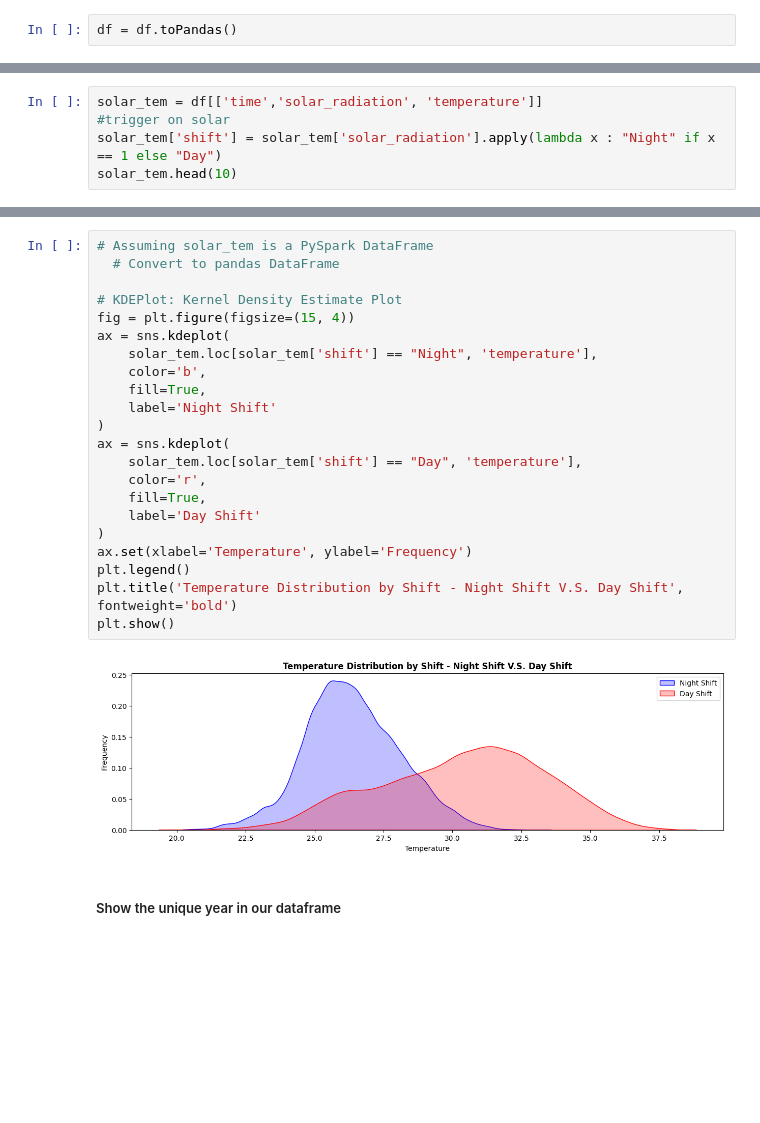
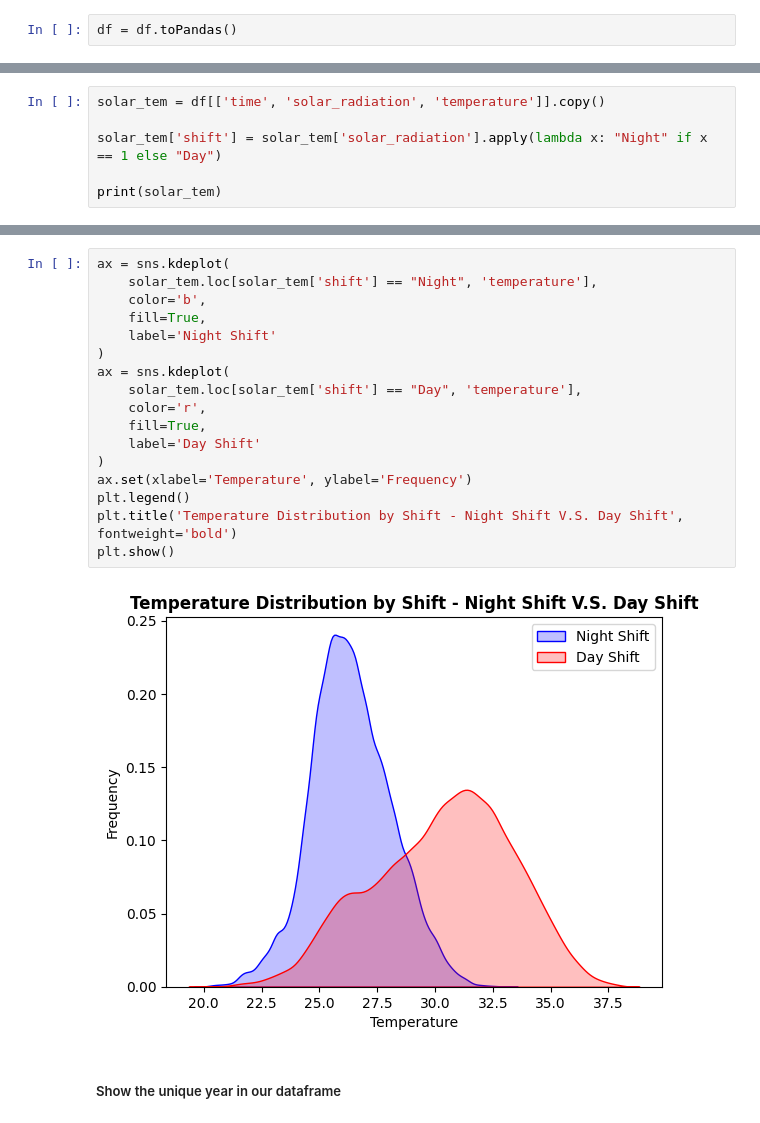
Before and after one commit to Cheapanha-Sok/Samsung-Innovation-Campus-Big-Data-Capstone-Project, a Jupyter notebook: Data_Visualization.ipynb, the cells around one changed output, grey strips where cells are left out. Cells and saved outputs as stored; diff of their text form; blank space fills up the shorter version.

Commit message:
update data visualization

```diff
--- a/Data_Visualization.ipynb
+++ b/Data_Visualization.ipynb
@@ -62,6 +126,7 @@ plt.show()
 # %%
-solar_tem = df[['time','solar_radiation', 'temperature']]
-#trigger on solar
-solar_tem['shift'] = solar_tem['solar_radiation'].apply(lambda x : "Night" if x == 1 else "Day")
-solar_tem.head(10)
+solar_tem = df[['time', 'solar_radiation', 'temperature']].copy()
+
+solar_tem['shift'] = solar_tem['solar_radiation'].apply(lambda x: "Night" if x == 1 else "Day")
+
+print(solar_tem)
 # %% [output]
@@ -84,27 +147,22 @@ See the caveats in the documentation: https://pandas.pydata.org/pandas-docs/stab
 # %%
-# Assuming solar_tem is a PySpark DataFrame
-  # Convert to pandas DataFrame
-
-# KDEPlot: Kernel Density Estimate Plot
-fig = plt.figure(figsize=(15, 4))
 ax = sns.kdeplot(
     solar_tem.loc[solar_tem['shift'] == "Night", 'temperature'],
     color='b',
     fill=True,
     label='Night Shift'
 )
 ax = sns.kdeplot(
     solar_tem.loc[solar_tem['shift'] == "Day", 'temperature'],
     color='r',
     fill=True,
     label='Day Shift'
 )
 ax.set(xlabel='Temperature', ylabel='Frequency')
 plt.legend()
 plt.title('Temperature Distribution by Shift - Night Shift V.S. Day Shift', fontweight='bold')
 plt.show()
 # %% [output]
-[figure, old version]
+[figure, new version]
 # %% [markdown]
 ##### Show the unique year in our dataframe
 # %%
```
Also changed, not shown: parts of 21 cells of this notebook, 6 other files.
